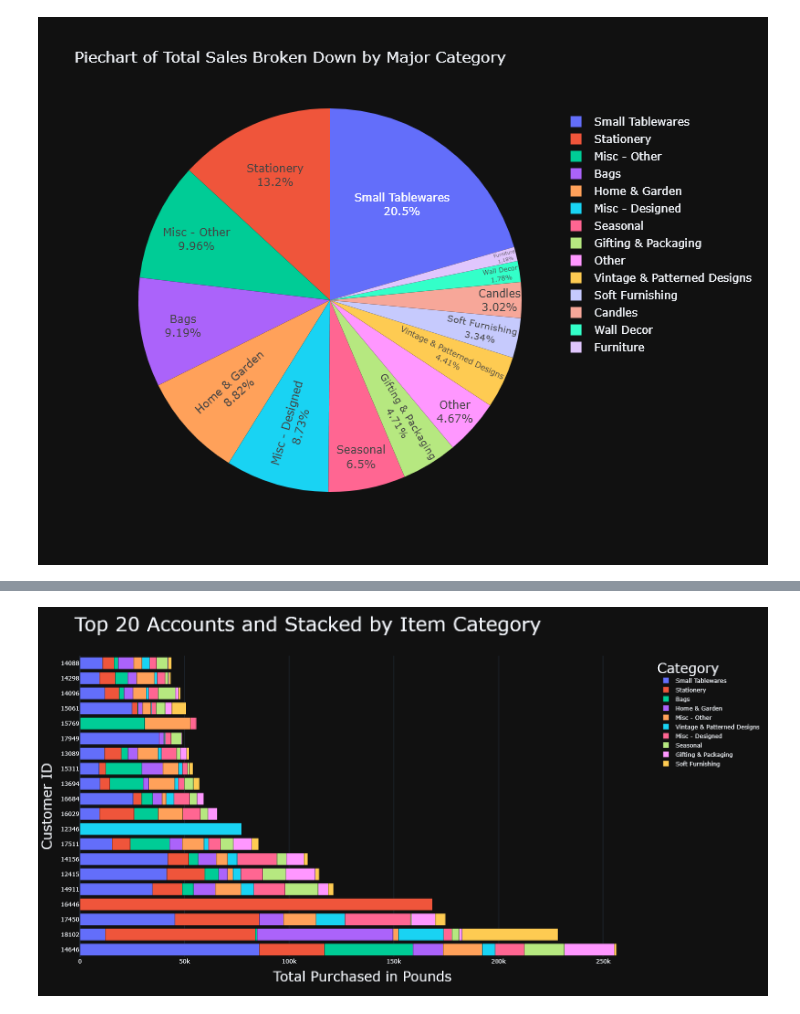
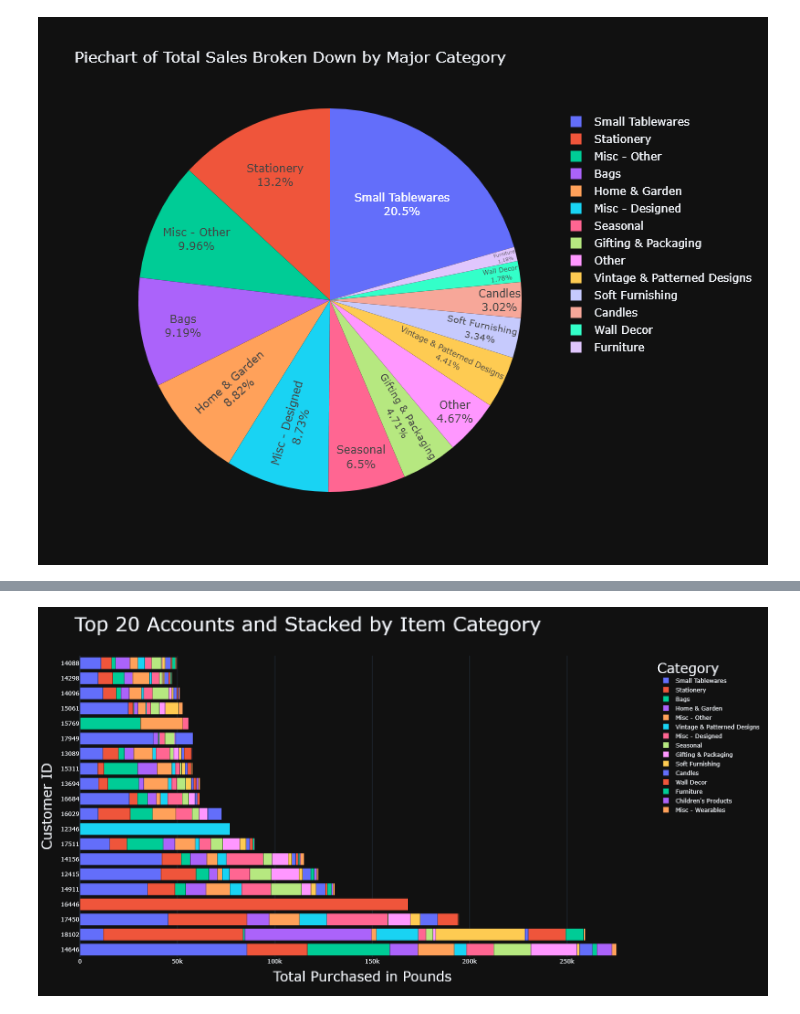
Before and after one commit to lkbaldridge/Online-Sales-Analytics---From-EDA-to-Customer-Segmentation-Product-Clustering, a Jupyter notebook: 3. machine learning - stock clustering.ipynb, the cells around one changed output, grey strips where cells are left out. Drawn from its saved outputs; the diff is of its cells as text; code cells hidden in the pictures.

Commit message:
Improved anotations for all four notebooks

```diff
--- a/3. machine learning - stock clustering.ipynb
+++ b/3. machine learning - stock clustering.ipynb
@@ -293,13 +344,13 @@ category_dict = {1:'Jewelry', 2:'Wall Decor', 3:'Misc - Other', 4:'Bags', 5: 'Ca
 # %%
 
 #Manually adjusting cluster 21 contents to 20 as they all contain similar items
-condition1 = (price_code_df_filtered['StockCodeFloat'] >= 46000 ) & (price_code_df_filtered['StockCodeFloat'] <= 46139 )
+condition1 = (price_code_df_filtered['StockCodeFloat'] == 46000 ) & (price_code_df_filtered['StockCodeFloat'] <= 46139 )
 price_code_df_filtered.loc[condition1, 'Label'] = 20
 
 #Manually adjusting items that are better suited for newly repurposed cluster 21
 condition2 = (
-        (price_code_df_filtered['Label'] == 13) & (price_code_df_filtered['StockCodeFloat'] > 10099) |
-        (price_code_df_filtered['Label'] == 15) & (price_code_df_filtered['StockCodeFloat'] > 15999)
+        (price_code_df_filtered['Label'] == 13) & (price_code_df_filtered['StockCodeFloat'] == 10099) |
+        (price_code_df_filtered['Label'] == 15) & (price_code_df_filtered['StockCodeFloat'] == 15999)
             )
 price_code_df_filtered.loc[condition2, 'Label'] = 21
 
@@ -312,7 +363,7 @@ relabel_condition = (
 price_code_df_filtered.loc[relabel_condition, 'Label'] = 10
 
 #Setting all higher priced items to Furniture
-furniture_condition = ((price_code_df_filtered['UnitPrice'] >= 20) & (price_code_df_filtered['Label'] == 10))
+furniture_condition = ((price_code_df_filtered['UnitPrice'] == 20) & (price_code_df_filtered['Label'] == 10))
 price_code_df_filtered.loc[furniture_condition, 'Label'] = 12
 
 #Setting Holiday themed words to Seasonal
@@ -544,7 +569,7 @@ top_regrouped = top_grouped_by_stock[['Category', 'TotalPrice']].groupby('Catego
 top_regrouped = top_regrouped.reset_index()
 top_regrouped_total = np.sum(top_regrouped['TotalPrice'])
 top_regrouped['Percent of Total'] = top_regrouped['TotalPrice']/top_regrouped_total * 100
-top_regrouped_categories = list(top_regrouped['Category'][:10])
-print(f'The Top 10 Categories Make up {np.sum(top_regrouped["Percent of Total"][:10]):.2f} % of Sales for the Top 50 Accounts')
-top_regrouped[:10]
+top_regrouped_categories = list(top_regrouped['Category'][:15])
+print(f'The Top 15 Categories Make up {np.sum(top_regrouped["Percent of Total"][:15]):.2f} % of Sales for the Top 50 Accounts')
+top_regrouped[:15]
 # %% [output]
@@ -579,33 +617,33 @@ pivot_df_filtered = pivot_df[top_regrouped_categories]
 
 #Plotting our stacked bar chart
 fig = px.bar(pivot_df_filtered, orientation='h', title='Top 20 Accounts and Stacked by Item Category')
 fig.update_layout(barmode='stack', xaxis_title='Total Purchased in Pounds', yaxis_title='Customer ID', height=800, width = 1500,
 # Control the font size for the main title
     title_font_size=40,
 
     # Control the font size for axis titles and tick labels
     font=dict(
         size=20  # Sets the base font size for the chart
     ),
 
     # You can also control individual axis fonts if needed
     xaxis=dict(
         title_font_size=28, # X-axis title font size
         tickfont_size=12    # X-axis tick label font size
     ),
     yaxis=dict(
         title_font_size=28, # Y-axis title font size
         tickfont_size=12    # Y-axis tick label font size
     ),
 
     # Control the font size for the legend
     legend=dict(
         title_font_size=28, # Legend title font size
         font_size=12        # Legend item font size
     )
 )
 
-pio.write_image(fig, r'accounts_categories_stacked_bar.png')
-Image('accounts_categories_stacked_bar.png')
+#pio.write_image(fig, r'notebook referenced files/accounts_categories_stacked_bar.png')
+Image('notebook referenced files/accounts_categories_stacked_bar.png')
 # %% [output]
-[figure, old version]
+[figure, new version]
```
Also changed, not shown: parts of 45 cells of this notebook, 28 other files.
